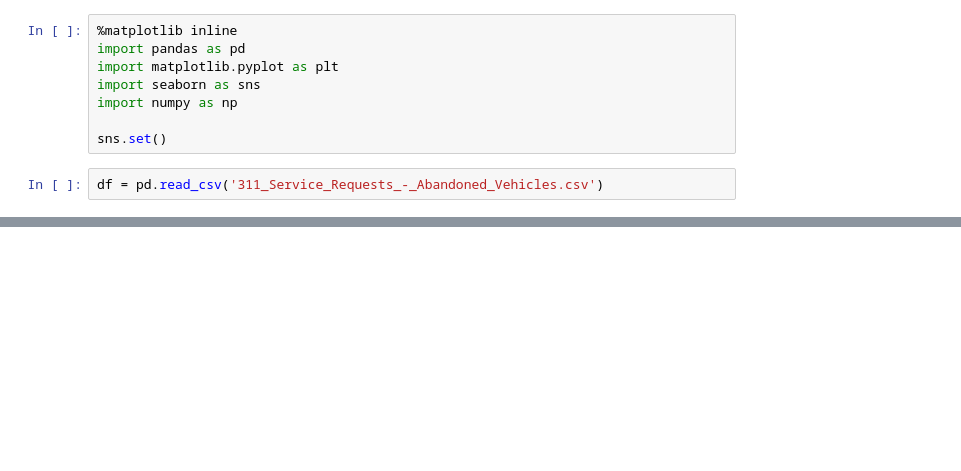
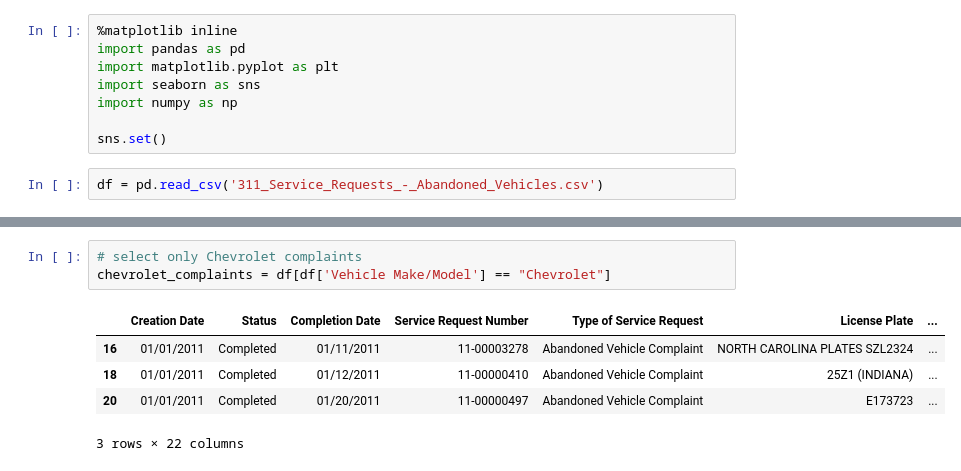
Before and after one commit to bodowd/Chicago_311_abandoned_vehicles, a Jupyter notebook: Chicago abandoned vehicle complaints .ipynb, the cells around one changed output, grey strips where cells are left out. Drawn from its saved outputs; the diff is of its cells as text; blank space fills up the shorter version.

```diff
--- a/Chicago abandoned vehicle complaints .ipynb
+++ b/Chicago abandoned vehicle complaints .ipynb
@@ -47,0 +48,9 @@ plt.gca().invert_yaxis()
+# %%
+# select only Chevrolet complaints
+chevrolet_complaints = df[df['Vehicle Make/Model'] == "Chevrolet"]
+# %% [output]
+|  | Creation Date | Status | Completion Date | Service Request Number | Type of Service Request | License Plate | ... |
+| 16 | 01/01/2011 | Completed | 01/11/2011 | 11-00003278 | Abandoned Vehicle Complaint | NORTH CAROLINA PLATES SZL2324 | ... |
+| 18 | 01/01/2011 | Completed | 01/12/2011 | 11-00000410 | Abandoned Vehicle Complaint | 25Z1 (INDIANA) | ... |
+| 20 | 01/01/2011 | Completed | 01/20/2011 | 11-00000497 | Abandoned Vehicle Complaint | E173723 | ... |
+3 rows × 22 columns
```
Also changed, not shown: parts of 3 cells of this notebook.
